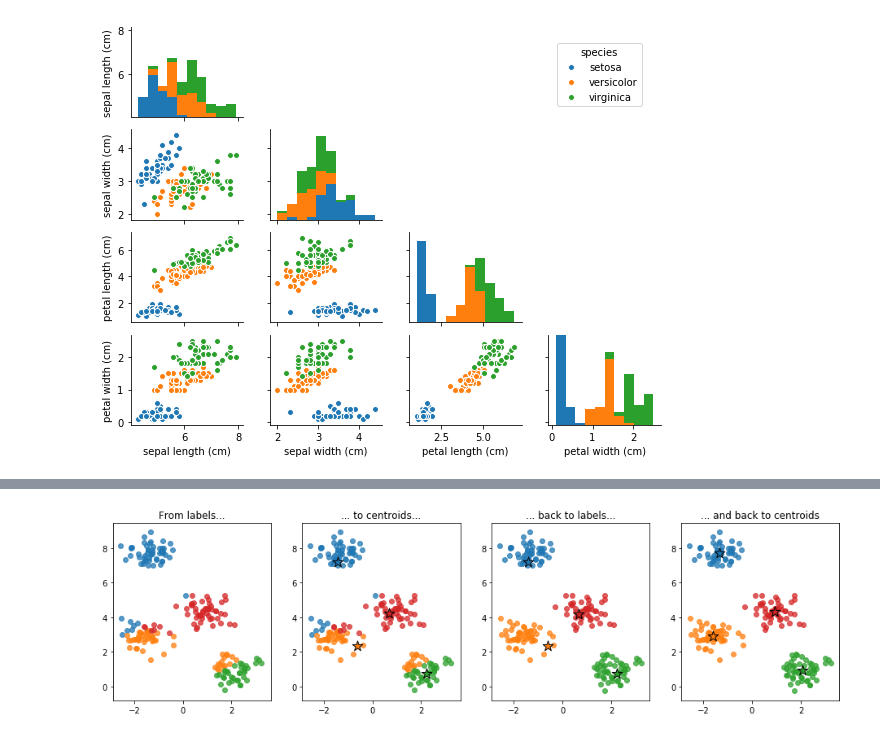
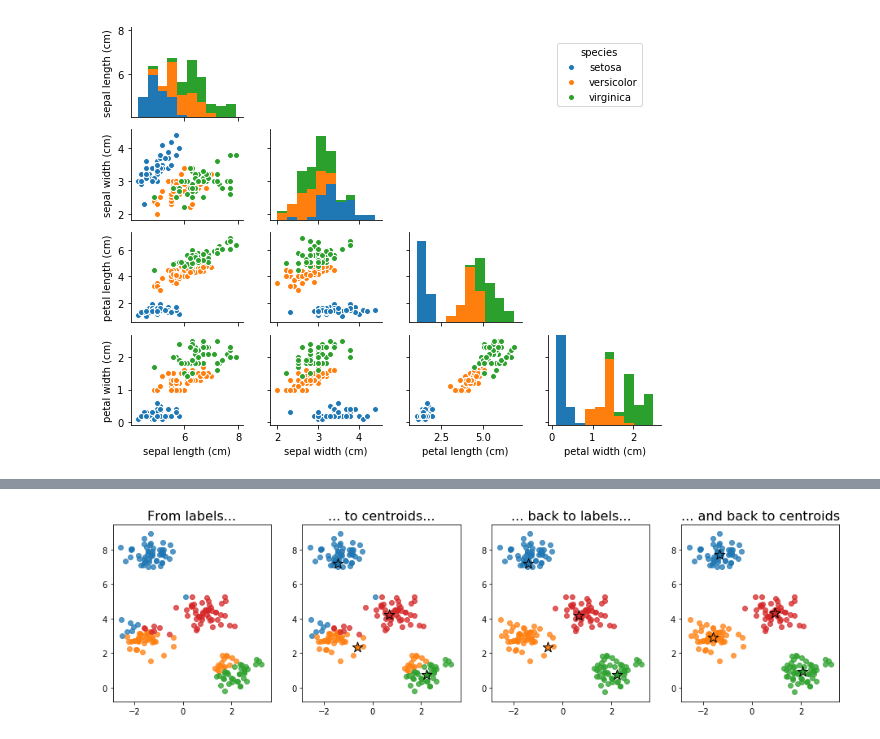
Before and after one commit to yvanhuele/yvanhuele.github.io, a Jupyter notebook: K-Means/K-Means Clustering.ipynb, the cells around one changed output, grey strips where cells are left out. Drawn from its saved outputs; the diff is of its cells as text; code cells hidden in the pictures.

```diff
--- a/K-Means/K-Means Clustering.ipynb
+++ b/K-Means/K-Means Clustering.ipynb
@@ -64,8 +79,8 @@ Forgy initialization picks $K$ points, uniformly at random, to be the initial ce
 # %%
-def initialize_centroids_forgy(dataframe, number_of_clusters):
+def initialize_centroids_random_points(dataframe, number_of_clusters):
     '''
-    Initialize the cluster centroids using the Forgy initialization method of
-    choosing data points uniformly at random.
+    Initialize the cluster centroids using the random points initialization method
+    of choosing data points uniformly at random.
 
     Parameters
     ----------
@@ -159,5 +169,0 @@ def initialize_centroids_plusplus(dataframe, number_of_clusters):
-# %%
-def compute_centroid(data, clusters):
-    df = data.copy()
-    df['cluster'] = clusters
-    return df.groupby('cluster').mean()
@@ -308,4 +426,5 @@ plt.show()
 # %%
+# Represent the principal components as grayscale images
 n_pca_components = 2
 pca_components = PCA(n_components = n_pca_components).fit(digits_data)
 
@@ -313,7 +432,7 @@ fig = plt.figure(figsize = [4*n_pca_components, 4])
 
 for i in range(n_pca_components):
     plt.subplot(1, n_pca_components, 1 + i)
-    plt.title('Principal Component #{}'.format(1 + i))
+    plt.title('Principal Component #{}'.format(1 + i), fontsize = 16)
     plt.axis('off')
     plt.imshow(pca_components.components_[i].reshape(8, 8), cmap=plt.cm.gray_r, interpolation='nearest')
 plt.show()
@@ -445,58 +564,58 @@ plt.show()
 # %%
 np.random.seed(0)
-initial_centroids = initialize_centroids_forgy(X1_df, 4)
-initial_assignments = get_cluster_assignments(X1_df, initial_centroids)
-new_centroids = compute_centroid(data = X1_df, clusters = initial_assignments)
-new_assignments = get_cluster_assignments(X1_df, new_centroids)
-newer_centroids = compute_centroid(data = X1_df, clusters = new_assignments)
-newer_assignments = get_cluster_assignments(X1_df, newer_centroids)
+initial_centroids = initialize_centroids_random_points(X1_df, 4)
+initial_labels = get_cluster_labels(X1_df, initial_centroids)
+new_centroids = compute_centroid(data = X1_df, clusters = initial_labels)
+new_labels = get_cluster_labels(X1_df, new_centroids)
+newer_centroids = compute_centroid(data = X1_df, clusters = new_labels)
+newer_labels = get_cluster_labels(X1_df, newer_centroids)
 
 fig = plt.figure(figsize = [16, 4])
 
 plt.subplot(1, 4, 1)
-plt.title('From labels...')
+plt.title('From labels...', fontsize = 16)
 
 for i in initial_centroids.index.values:
-    points = X1[initial_assignments == i]
+    points = X1[initial_labels == i]
     plt.scatter(points[:, 0], points[:, 1], alpha = 0.75)
 
 plt.subplot(1, 4, 2)
-plt.title('... to centroids...')
+plt.title('... to centroids...', fontsize = 16)
 
 for i in initial_centroids.index.values:
-    points = X1[initial_assignments == i]
+    points = X1[initial_labels == i]
     plt.scatter(points[:, 0], points[:, 1], alpha = 0.75)
 
 plt.gca().set_prop_cycle(None)
 
 for i in initial_centroids.index.values:
     plt.scatter(new_centroids.loc[i][0], new_centroids.loc[i][1], marker = '*', s = 175, edgecolors = 'black')
 
 plt.subplot(1, 4, 3)
-plt.title('... back to labels...')
+plt.title('... back to labels...', fontsize = 16)
 
-for i in new_assignments.index.values:
-    points = X1[new_assignments == i]
+for i in new_labels.index.values:
+    points = X1[new_labels == i]
     plt.scatter(points[:, 0], points[:, 1], alpha = 0.75)
 
 plt.gca().set_prop_cycle(None)
 
 for i in initial_centroids.index.values:
     plt.scatter(new_centroids.loc[i][0], new_centroids.loc[i][1], marker = '*', s = 175, edgecolors = 'black')
 
 plt.subplot(1, 4, 4)
-plt.title('... and back to centroids')
+plt.title('... and back to centroids', fontsize = 16)
 
-for i in new_assignments.index.values:
-    points = X1[new_assignments == i]
+for i in new_labels.index.values:
+    points = X1[new_labels == i]
     plt.scatter(points[:, 0], points[:, 1], alpha = 0.75)
 
 plt.gca().set_prop_cycle(None)
 
 for i in initial_centroids.index.values:
     plt.scatter(newer_centroids.loc[i][0], newer_centroids.loc[i][1], marker = '*', s = 175, edgecolors = 'black')
 
 # plt.savefig('clustering_process.png', bbox_inches='tight')
 plt.show()
 # %% [output]
-[figure, old version]
+[figure, new version]
```
Also changed, not shown: parts of 52 cells of this notebook.
